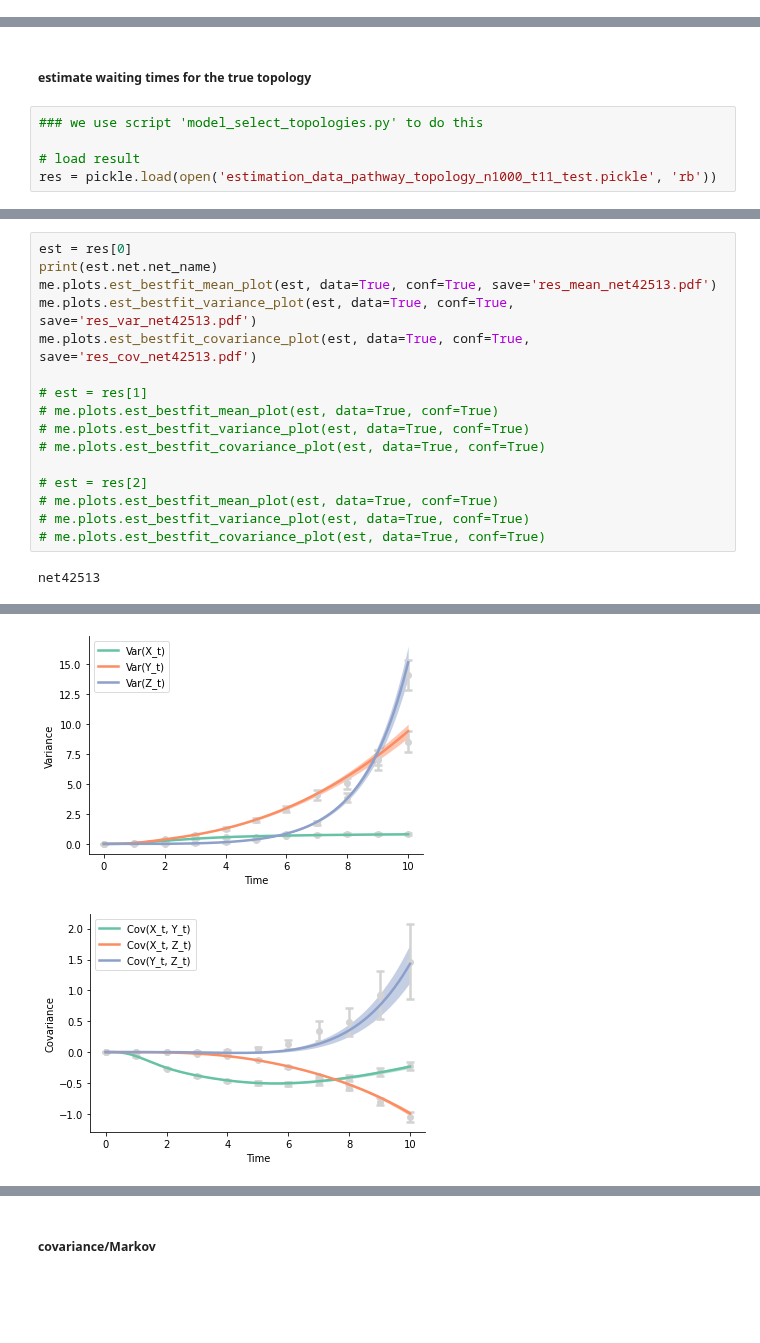
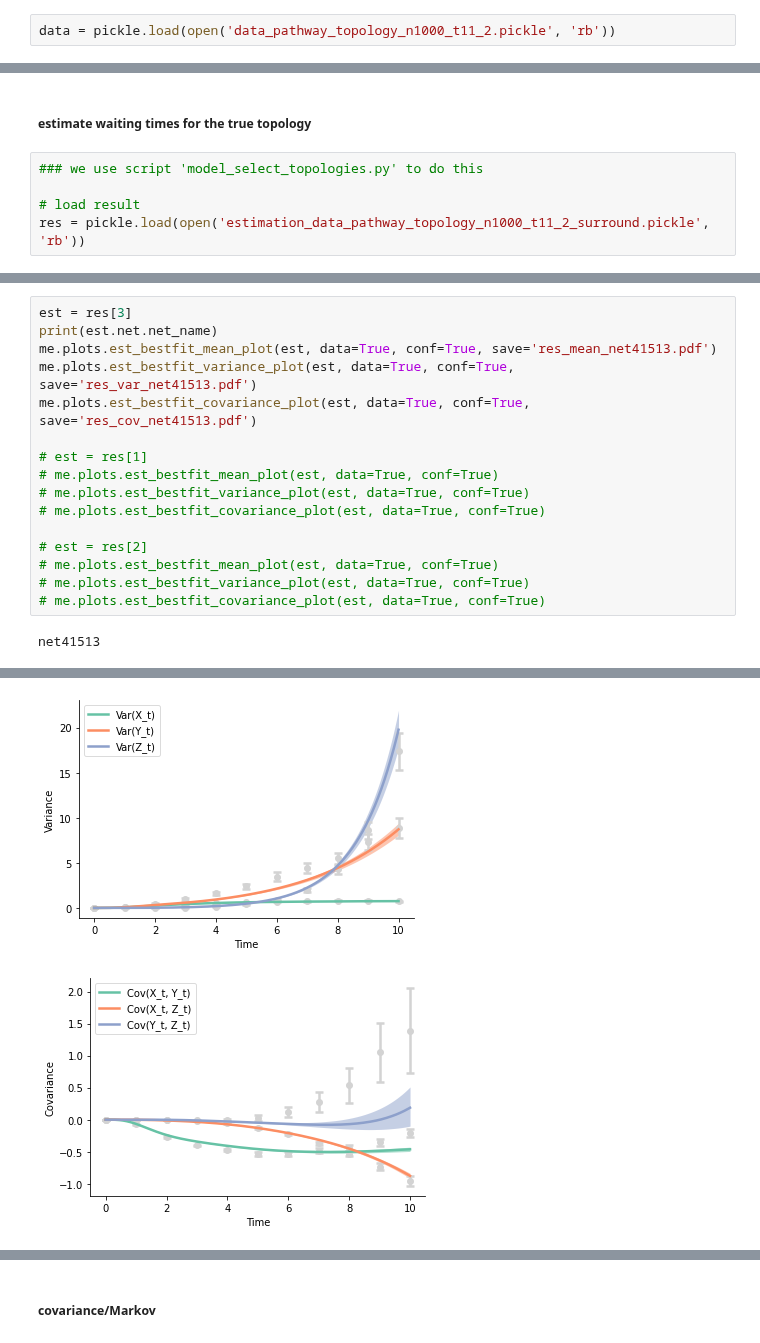
Before and after one commit to mauricelanghinrichs/memocell, a Jupyter notebook: paper/ex_env_pathway_topology.ipynb, the cells around one changed output, grey strips where cells are left out. Cells and saved outputs as stored; diff of their text form; blank space fills up the shorter version.

```diff
--- a/paper/ex_env_pathway_topology.ipynb
+++ b/paper/ex_env_pathway_topology.ipynb
@@ -86,5 +86,7 @@ me.plots.sim_counts_plot(sim)
 # %% [markdown]
 ##### find parameters of true model
+# %%
+data = pickle.load(open('data_pathway_topology_n1000_t11_2.pickle', 'rb'))
 # %%
 s = {'initial_values': initial_values,
          'theta_bounds': {'dxy': (0.0, 1.0), 'dyz': (0.0, 1.0), 'lx': (0.0, 1.0), 'ly': (0.0, 1.0), 'lz': (0.0, 1.0)},
@@ -131,7 +133,7 @@ me.plots.est_bestfit_covariance_plot(est, data=True, conf=True)
 ### we use script 'model_select_topologies.py' to do this
 
 # load result
-res = pickle.load(open('estimation_data_pathway_topology_n1000_t11_test.pickle', 'rb'))
+res = pickle.load(open('estimation_data_pathway_topology_n1000_t11_2_surround.pickle', 'rb'))
 # %%
 me.plots.selection_plot(res, est_type='evidence', save='logevid.pdf')
 # %% [output]
@@ -154,9 +157,9 @@ plt.savefig('./model_probs.pdf', bbox_inches='tight')
 # %%
-est = res[0]
+est = res[3]
 print(est.net.net_name)
-me.plots.est_bestfit_mean_plot(est, data=True, conf=True, save='res_mean_net42513.pdf')
-me.plots.est_bestfit_variance_plot(est, data=True, conf=True, save='res_var_net42513.pdf')
-me.plots.est_bestfit_covariance_plot(est, data=True, conf=True, save='res_cov_net42513.pdf')
+me.plots.est_bestfit_mean_plot(est, data=True, conf=True, save='res_mean_net41513.pdf')
+me.plots.est_bestfit_variance_plot(est, data=True, conf=True, save='res_var_net41513.pdf')
+me.plots.est_bestfit_covariance_plot(est, data=True, conf=True, save='res_cov_net41513.pdf')
 
 # est = res[1]
 # me.plots.est_bestfit_mean_plot(est, data=True, conf=True)
@@ -168,4 +171,4 @@ me.plots.est_bestfit_covariance_plot(est, data=True, conf=True, save='res_cov_ne
 # me.plots.est_bestfit_variance_plot(est, data=True, conf=True)
 # me.plots.est_bestfit_covariance_plot(est, data=True, conf=True)
 # %% [output]
-net42513
+net41513
@@ -173,3 +176,3 @@ net42513
-[figure, old version]
+[figure, new version]
-[figure, old version]
+[figure, new version]
 # %%
```
Also changed, not shown: parts of 24 cells of this notebook, 17 other files.
